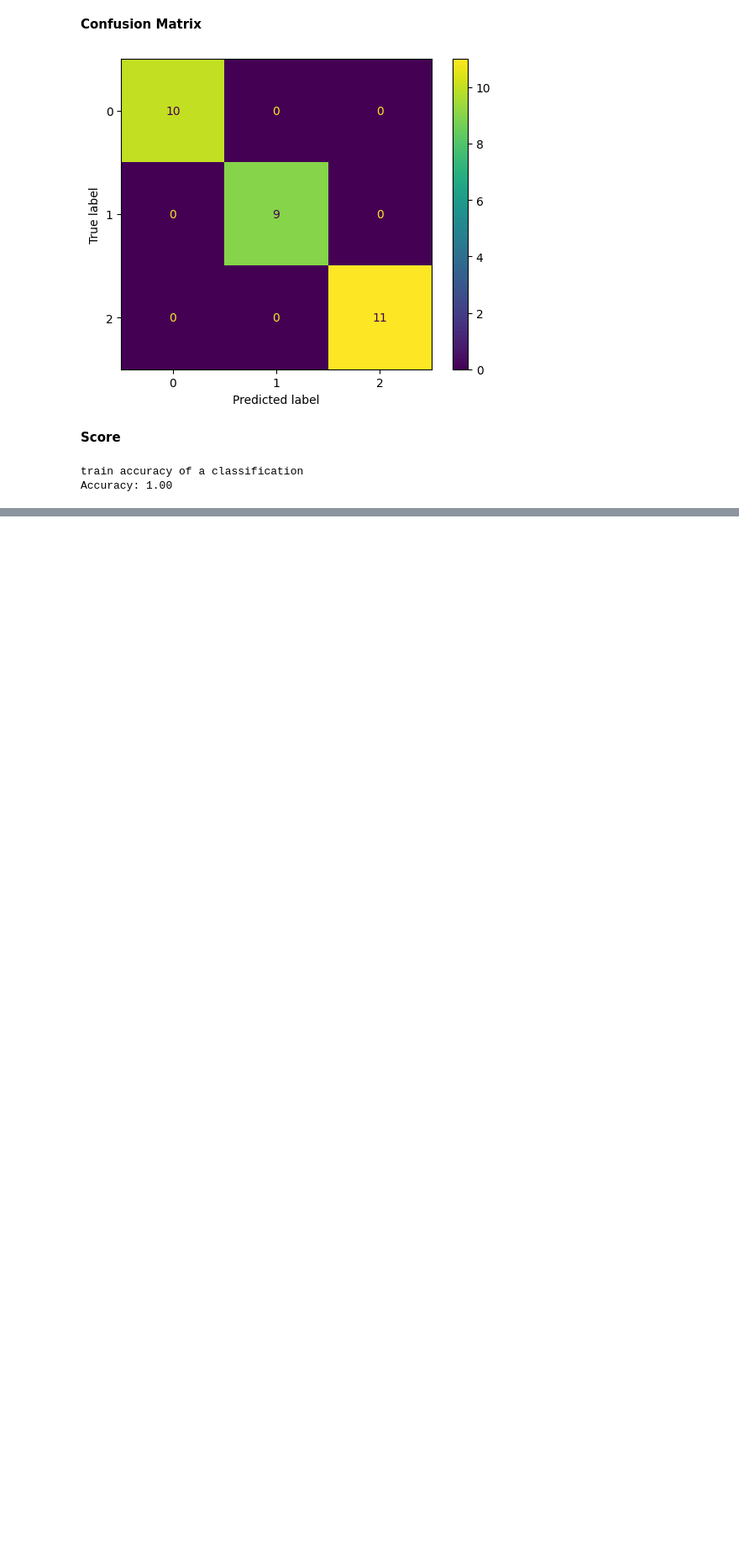
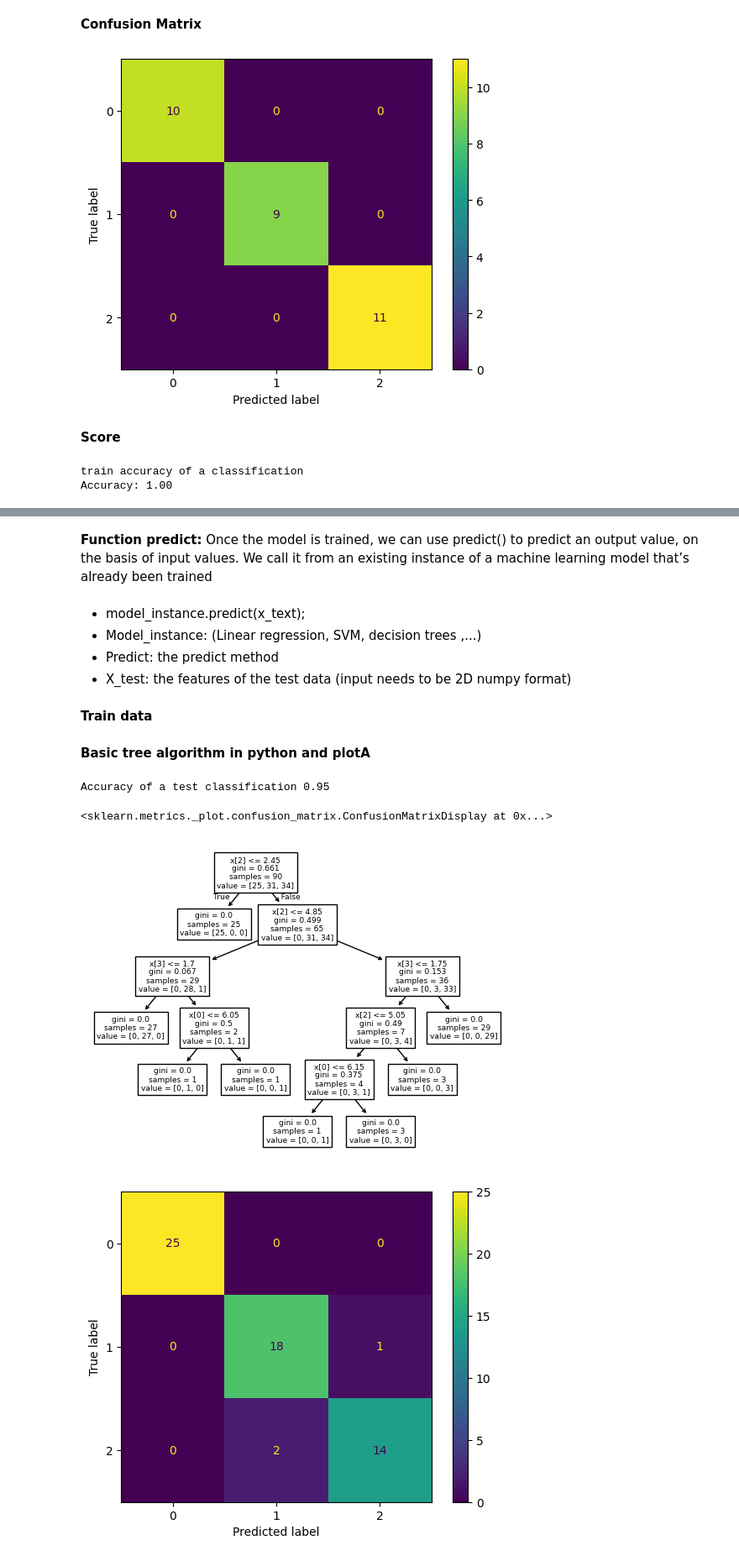
Before and after one commit to Torres08/ML, a Jupyter notebook: sklearn.ipynb, the cells around one changed output, grey strips where cells are left out. Shown at 84% size. Cells and saved outputs as stored; diff of their text form; code cells hidden in the pictures; blank space fills up the shorter version.

Commit message:
done decision tree

```diff
--- a/sklearn.ipynb
+++ b/sklearn.ipynb
@@ -106,0 +118,32 @@ Accuracy: 1.00
+# %% [markdown]
+**Function predict:**
+Once the model is trained, we can use predict() to predict an output value, on the basis of input values.
+We call it from an existing instance of a machine learning model that’s already been trained
+# %% [markdown]
+- model_instance.predict(x_text);
+- Model_instance: (Linear regression, SVM, decision trees ,...)
+- Predict: the predict method
+- X_test: the features of the test data (input needs to be 2D numpy format)
+# %% [markdown]
+**Train data**
+# %%
+X_train, X_test, y_train, y_test = train_test_split(X,y,test_size=0.4)
+# %% [markdown]
+**Basic tree algorithm in python and plotA**
+# %%
+from sklearn import tree
+
+myTree = tree.DecisionTreeClassifier()
+myTree.fit(X_train,y_train)
+ypred = myTree.predict(X_test)
+tree.plot_tree(myTree)
+
+print("Accuracy of a test classification", accuracy_score(y_test,ypred))
+
+
+ConfusionMatrixDisplay.from_predictions(y_test,ypred)
+# %% [output]
+Accuracy of a test classification 0.95
+<sklearn.metrics._plot.confusion_matrix.ConfusionMatrixDisplay at 0x...>
+[figure, added]
+[figure, added]
```
Also changed, not shown: parts of 3 cells of this notebook.
